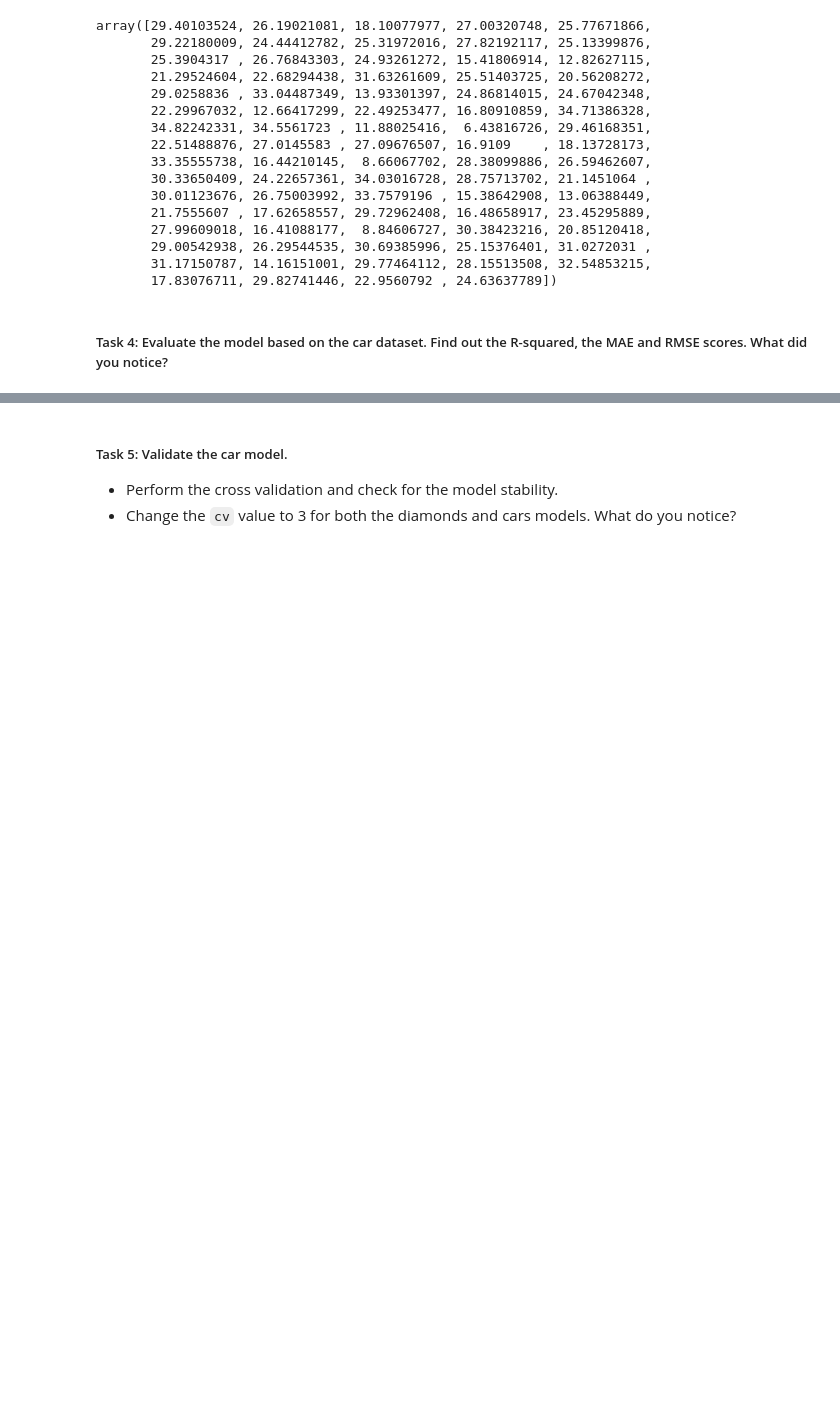
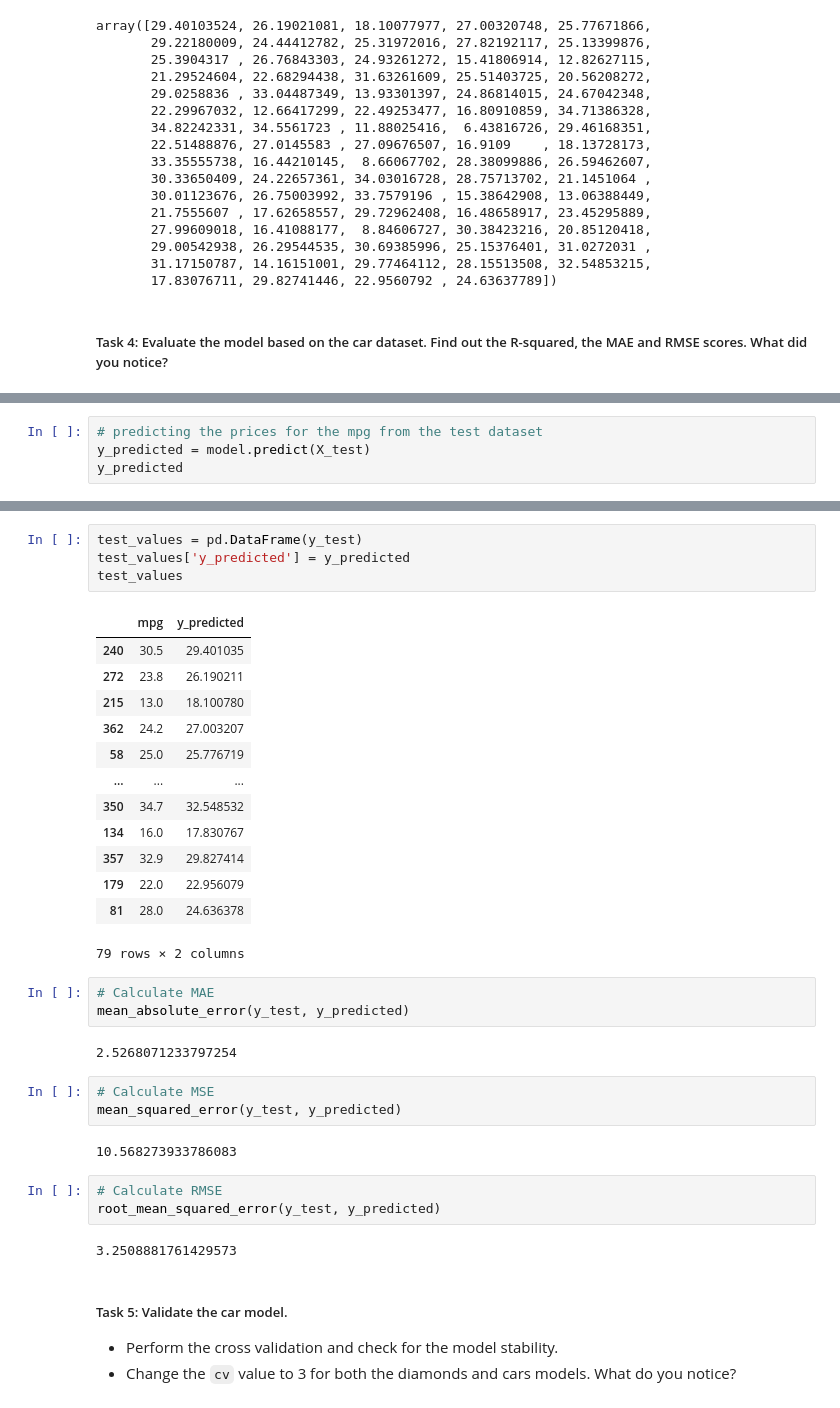
Before and after one commit to KeironTJ/Apprenticeship, a Jupyter notebook: Notebooks/Module 3.1/3.1 Linear Regression - Tasks.ipynb, the cells around one changed output, grey strips where cells are left out. Cells and saved outputs as stored; diff of their text form; blank space fills up the shorter version.

```diff
--- a/Notebooks/Module 3.1/3.1 Linear Regression - Tasks.ipynb
+++ b/Notebooks/Module 3.1/3.1 Linear Regression - Tasks.ipynb
@@ -186,0 +188,4 @@ from sklearn.metrics import mean_absolute_error
+# %%
+# predicting the prices for the mpg from the test dataset
+y_predicted = model.predict(X_test)
+y_predicted
@@ -187,3 +209,36 @@ from sklearn.metrics import mean_absolute_error
+# %%
+test_values = pd.DataFrame(y_test)
+test_values['y_predicted'] = y_predicted
+test_values
+# %% [output]
+|  | mpg | y_predicted |
+| 240 | 30.5 | 29.401035 |
+| 272 | 23.8 | 26.190211 |
+| 215 | 13.0 | 18.100780 |
+| 362 | 24.2 | 27.003207 |
+| 58 | 25.0 | 25.776719 |
+| ... | ... | ... |
+| 350 | 34.7 | 32.548532 |
+| 134 | 16.0 | 17.830767 |
+| 357 | 32.9 | 29.827414 |
+| 179 | 22.0 | 22.956079 |
+| 81 | 28.0 | 24.636378 |
+79 rows × 2 columns
+# %%
+# Calculate MAE
+mean_absolute_error(y_test, y_predicted)
+# %% [output]
+2.5268071233797254
+# %%
+# Calculate MSE
+mean_squared_error(y_test, y_predicted)
+# %% [output]
+10.568273933786083
+# %%
+# Calculate RMSE
+root_mean_squared_error(y_test, y_predicted)
+# %% [output]
+3.2508881761429573
 # %% [markdown]
 ##### Task 5: Validate the car model.
 - Perform the cross validation and check for the model stability.
```
Also changed, not shown: parts of 3 cells of this notebook, 5 other files.
